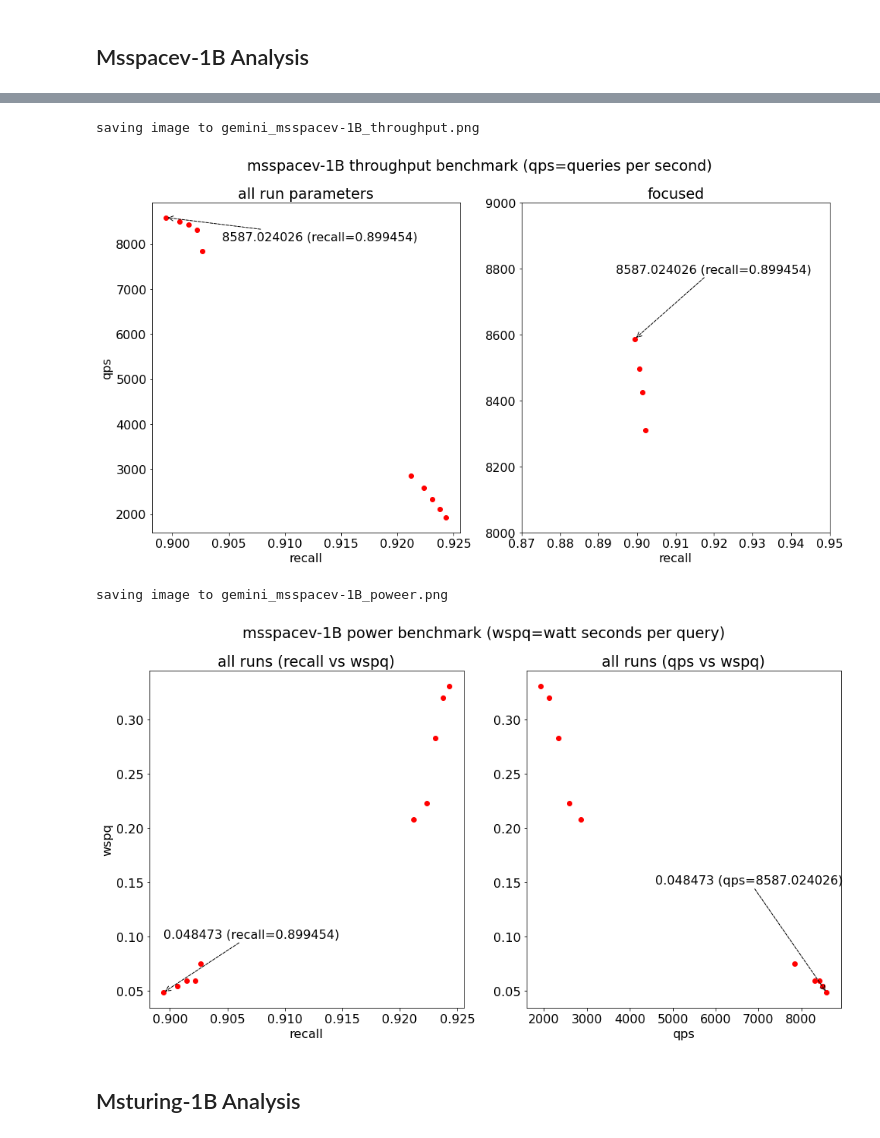
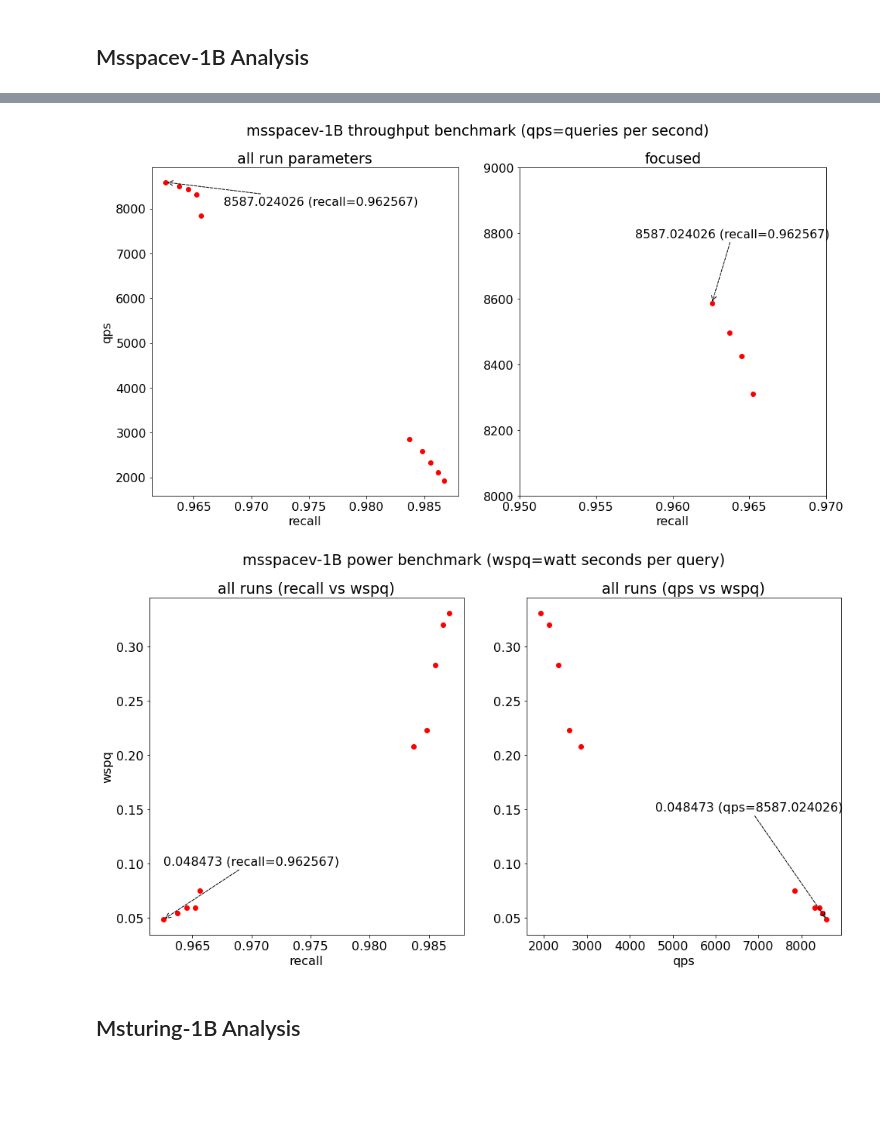
Before and after one commit to harsha-simhadri/big-ann-benchmarks, a Jupyter notebook: t3/eval_2021/gemini/EvalPublic_gsl_release.ipynb, the cells around one changed output, grey strips where cells are left out. Saved outputs shown, nothing was run; the diff lists cells and outputs as text; code cells hidden in the pictures; blank space fills up the shorter version.

```diff
--- a/t3/eval_2021/gemini/EvalPublic_gsl_release.ipynb
+++ b/t3/eval_2021/gemini/EvalPublic_gsl_release.ipynb
@@ -11,8 +11,8 @@ evaluator = t3eval.Evaluator("Gemini (gsl_release)", # name of team/algo
                              "../../baseline2021.json", # baseline constants
                              "../../competition2021.json", # competition constants
                              system_cost=55726.26, # participants must submit and document their system cost
-                             verbose=True, # recommended True for debugging
-                             pending=["msspacev-1B"]
+                             verbose=False, # recommended True for debugging
+                             pending=[]
                             )
 evaluator.eval_all()
 evaluator.show_summary(savepath="gemini_summary.png")
@@ -155,13 +124,12 @@ saving image to gemini_msspacev-1B_recall.png
 # %%
 %matplotlib inline
 evaluator.plot_throughput("msspacev-1B",
-        zoom=[[0.87, 0.95],[8000,9000],], # provide zoom subplot extents
+        zoom=[[0.95, 0.97],[8000,9000],], # provide zoom subplot extents
         tweak=[[0.005,-500],[-0.005,200]], # adjust text annotation
         savepath="gemini_msspacev-1B_throughput.png"
 )
 # %% [output]
-saving image to gemini_msspacev-1B_throughput.png
-[figure, old version]
+[figure, new version]
 # %%
 %matplotlib inline
 evaluator.plot_power("msspacev-1B",
@@ -169,8 +137,7 @@ evaluator.plot_power("msspacev-1B",
         savepath="gemini_msspacev-1B_poweer.png"
 )
 # %% [output]
-saving image to gemini_msspacev-1B_poweer.png
-[figure, old version]
+[figure, new version]
 # %% [markdown]
 ## Msturing-1B Analysis
 # %%
```
Also changed, not shown: parts of 14 cells of this notebook, 17 other files.
